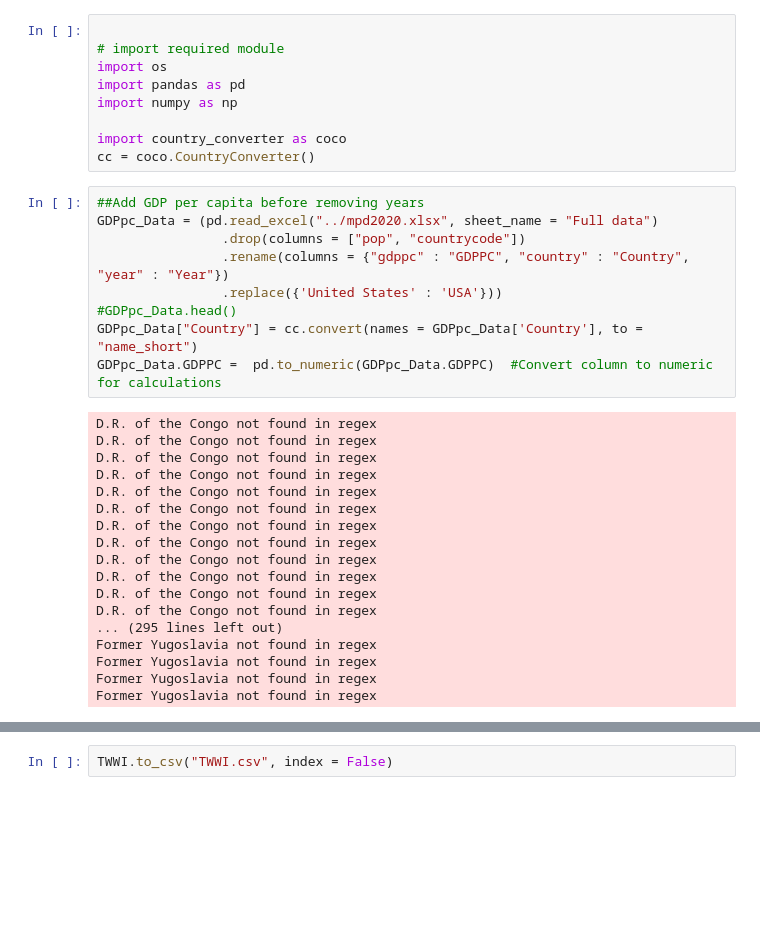
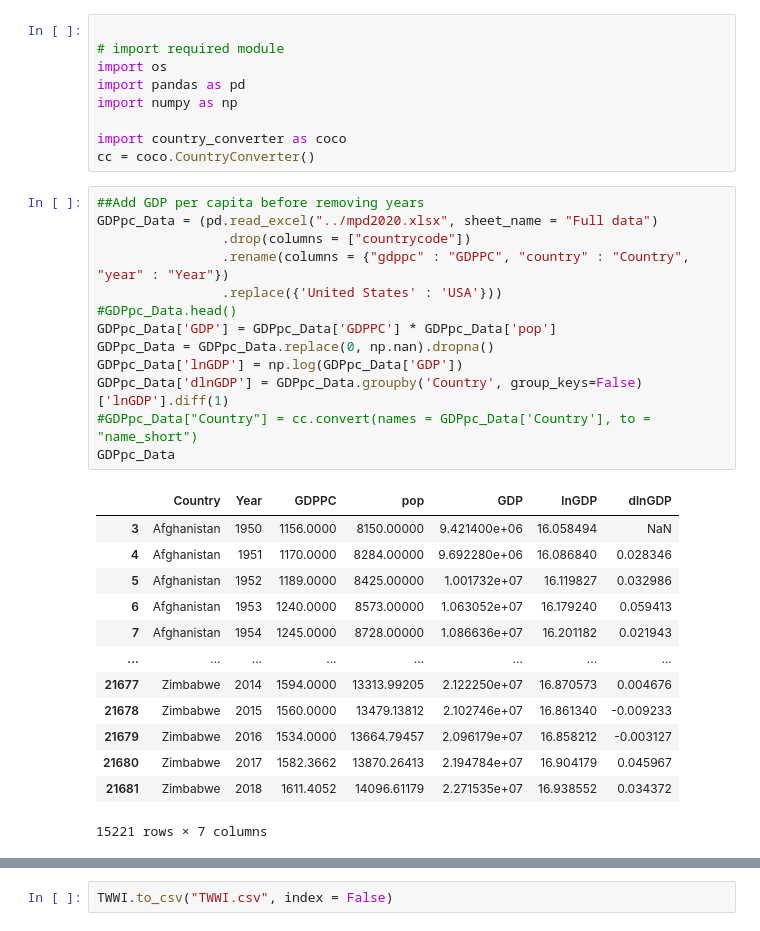
Before and after one commit to JTayMilli/GonGrowth, a Jupyter notebook: DOT/DOTprocessing.ipynb, the cells around one changed output, grey strips where cells are left out. Drawn from its saved outputs; the diff is of its cells as text; blank space fills up the shorter version.

```diff
--- a/DOT/DOTprocessing.ipynb
+++ b/DOT/DOTprocessing.ipynb
@@ -10,27 +10,27 @@ cc = coco.CountryConverter()
 # %%
 ##Add GDP per capita before removing years
 GDPpc_Data = (pd.read_excel("../mpd2020.xlsx", sheet_name = "Full data")
-                .drop(columns = ["pop", "countrycode"])
+                .drop(columns = ["countrycode"])
                 .rename(columns = {"gdppc" : "GDPPC", "country" : "Country", "year" : "Year"})
                 .replace({'United States' : 'USA'}))
 #GDPpc_Data.head()
-GDPpc_Data["Country"] = cc.convert(names = GDPpc_Data['Country'], to = "name_short")
-GDPpc_Data.GDPPC =  pd.to_numeric(GDPpc_Data.GDPPC)  #Convert column to numeric for calculations
+GDPpc_Data['GDP'] = GDPpc_Data['GDPPC'] * GDPpc_Data['pop']
+GDPpc_Data = GDPpc_Data.replace(0, np.nan).dropna()
+GDPpc_Data['lnGDP'] = np.log(GDPpc_Data['GDP'])
+GDPpc_Data['dlnGDP'] = GDPpc_Data.groupby('Country', group_keys=False)['lnGDP'].diff(1)
+#GDPpc_Data["Country"] = cc.convert(names = GDPpc_Data['Country'], to = "name_short")
+GDPpc_Data
 # %% [output]
+|  | Country | Year | GDPPC | pop | GDP | lnGDP | dlnGDP |
+| 3 | Afghanistan | 1950 | 1156.0000 | 8150.00000 | 9.421400e+06 | 16.058494 | NaN |
+| 4 | Afghanistan | 1951 | 1170.0000 | 8284.00000 | 9.692280e+06 | 16.086840 | 0.028346 |
+| 5 | Afghanistan | 1952 | 1189.0000 | 8425.00000 | 1.001732e+07 | 16.119827 | 0.032986 |
+| 6 | Afghanistan | 1953 | 1240.0000 | 8573.00000 | 1.063052e+07 | 16.179240 | 0.059413 |
+| 7 | Afghanistan | 1954 | 1245.0000 | 8728.00000 | 1.086636e+07 | 16.201182 | 0.021943 |
+| ... | ... | ... | ... | ... | ... | ... | ... |
+| 21677 | Zimbabwe | 2014 | 1594.0000 | 13313.99205 | 2.122250e+07 | 16.870573 | 0.004676 |
+| 21678 | Zimbabwe | 2015 | 1560.0000 | 13479.13812 | 2.102746e+07 | 16.861340 | -0.009233 |
+| 21679 | Zimbabwe | 2016 | 1534.0000 | 13664.79457 | 2.096179e+07 | 16.858212 | -0.003127 |
+| 21680 | Zimbabwe | 2017 | 1582.3662 | 13870.26413 | 2.194784e+07 | 16.904179 | 0.045967 |
+| 21681 | Zimbabwe | 2018 | 1611.4052 | 14096.61179 | 2.271535e+07 | 16.938552 | 0.034372 |
-D.R. of the Congo not found in regex
-D.R. of the Congo not found in regex
-D.R. of the Congo not found in regex
-D.R. of the Congo not found in regex
-D.R. of the Congo not found in regex
-D.R. of the Congo not found in regex
-D.R. of the Congo not found in regex
-D.R. of the Congo not found in regex
-D.R. of the Congo not found in regex
-D.R. of the Congo not found in regex
-D.R. of the Congo not found in regex
-D.R. of the Congo not found in regex
-... (295 lines left out)
-Former Yugoslavia not found in regex
-Former Yugoslavia not found in regex
-Former Yugoslavia not found in regex
-Former Yugoslavia not found in regex
+15221 rows × 7 columns
```
Also changed, not shown: parts of 3 cells of this notebook, 4 other files.
